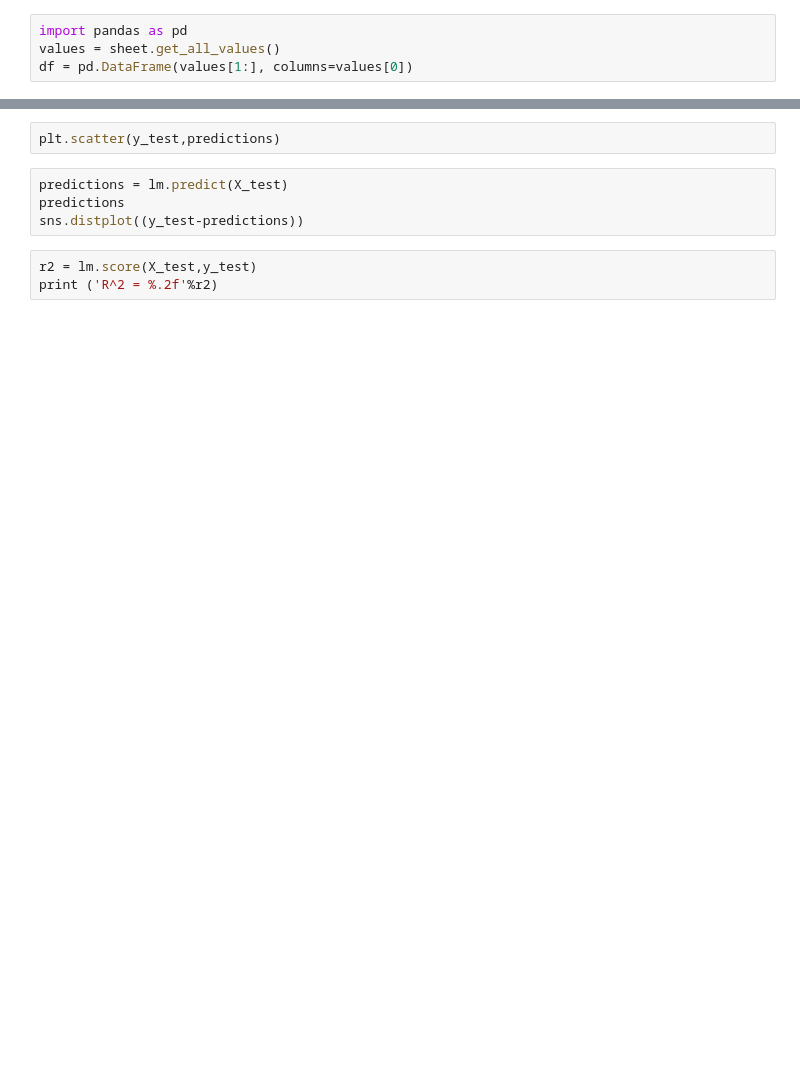
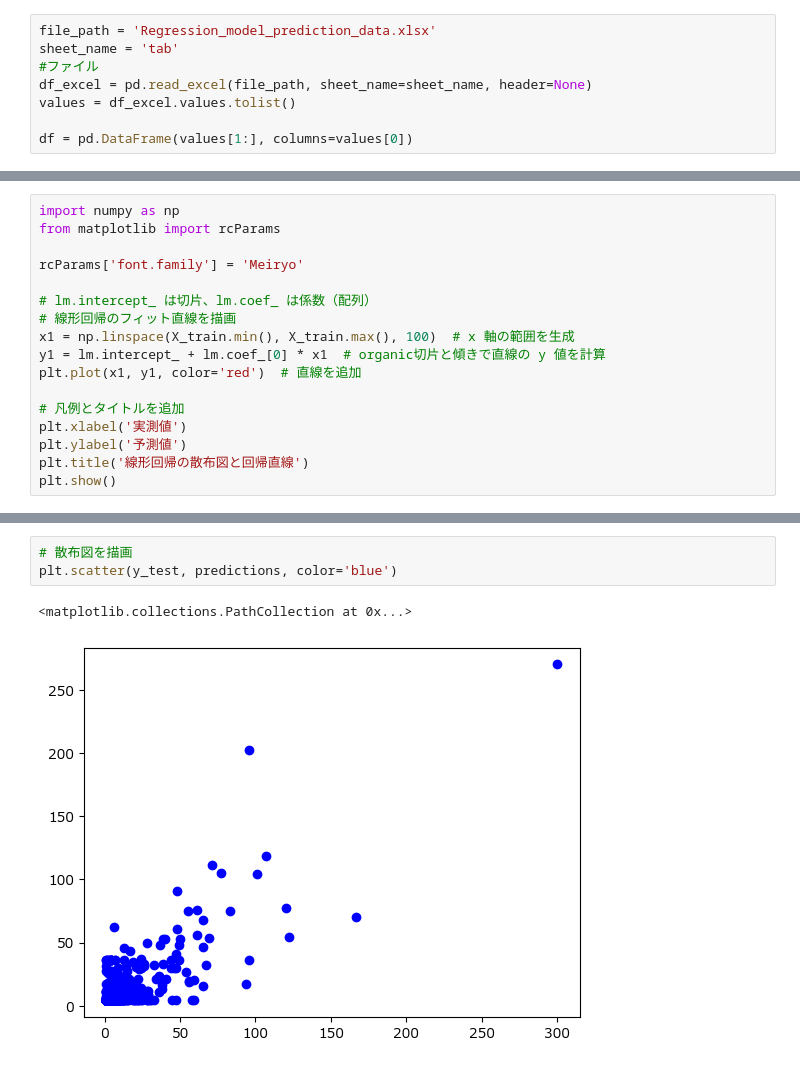
Before and after one commit to yoshisen/data-science-example, a Jupyter notebook: 時系列分析/Regression_model_prediction.ipynb, the cells around one changed output, grey strips where cells are left out. Saved outputs shown, nothing was run; the diff lists cells and outputs as text; blank space fills up the shorter version.

```diff
--- a/時系列分析/Regression_model_prediction.ipynb
+++ b/時系列分析/Regression_model_prediction.ipynb
@@ -28,6 +6,10 @@ sheet = workbook.worksheet('tab')
 # %%
-import pandas as pd
-values = sheet.get_all_values()
+file_path = 'Regression_model_prediction_data.xlsx'
+sheet_name = 'tab'
+#ファイル
+df_excel = pd.read_excel(file_path, sheet_name=sheet_name, header=None)
+values = df_excel.values.tolist()
+
 df = pd.DataFrame(values[1:], columns=values[0])
 # %%
 df.head()
@@ -64,0 +90,17 @@ print(cdf)
+# %%
+import numpy as np
+from matplotlib import rcParams
+
+rcParams['font.family'] = 'Meiryo'
+
+# lm.intercept_ は切片、lm.coef_ は係数（配列）
+# 線形回帰のフィット直線を描画
+x1 = np.linspace(X_train.min(), X_train.max(), 100)  # x 軸の範囲を生成
+y1 = lm.intercept_ + lm.coef_[0] * x1  # organic切片と傾きで直線の y 値を計算
+plt.plot(x1, y1, color='red')  # 直線を追加
+
+# 凡例とタイトルを追加
+plt.xlabel('実測値')
+plt.ylabel('予測値')
+plt.title('線形回帰の散布図と回帰直線')
+plt.show()
@@ -65,9 +116,6 @@ print(cdf)
 # %%
-plt.scatter(y_test,predictions)
+# 散布図を描画
+plt.scatter(y_test, predictions, color='blue')
+# %% [output]
+<matplotlib.collections.PathCollection at 0x...>
+[figure, added]
-# %%
-predictions = lm.predict(X_test)
-predictions
-sns.distplot((y_test-predictions))
-# %%
-r2 = lm.score(X_test,y_test)
-print ('R^2 = %.2f'%r2)
```
Also changed, not shown: parts of 11 cells of this notebook, 1 other file.
